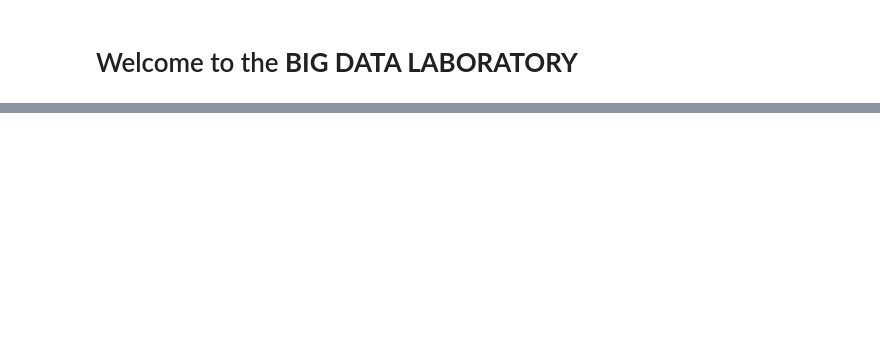
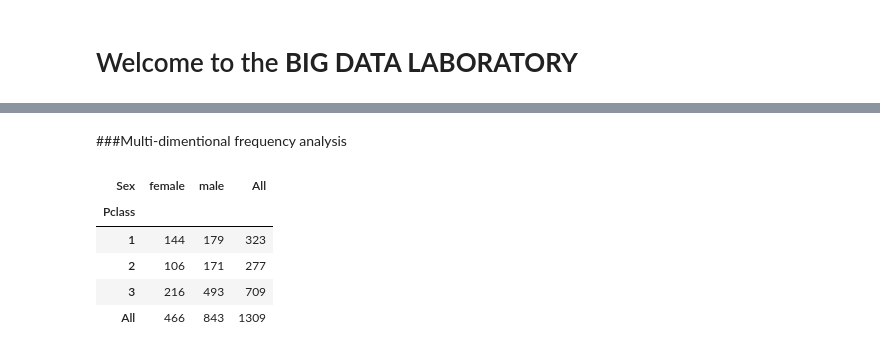
Before and after one commit to ReutEdvi/pandas, a Jupyter notebook: PandasDemo.ipynb, the cells around one changed output, grey strips where cells are left out. Saved outputs shown, nothing was run; the diff lists cells and outputs as text; code cells hidden in the pictures; blank space fills up the shorter version.

```diff
--- a/PandasDemo.ipynb
+++ b/PandasDemo.ipynb
@@ -20,0 +103,13 @@ import pandas as pd
+# %% [markdown]
+###Multi-dimentional frequency analysis
+# %%
+#how many passengers were in each ticket class by gender?
+class_freq_df = pd.crosstab(titanic_df.Pclass, titanic_df.Sex, margins=True)
+class_freq_df
+# %% [output]
+| Sex | female | male | All |
+| Pclass |  |  |  |
+| 1 | 144 | 179 | 323 |
+| 2 | 106 | 171 | 277 |
+| 3 | 216 | 493 | 709 |
+| All | 466 | 843 | 1309 |
```
Also changed, not shown: parts of 16 cells of this notebook.
